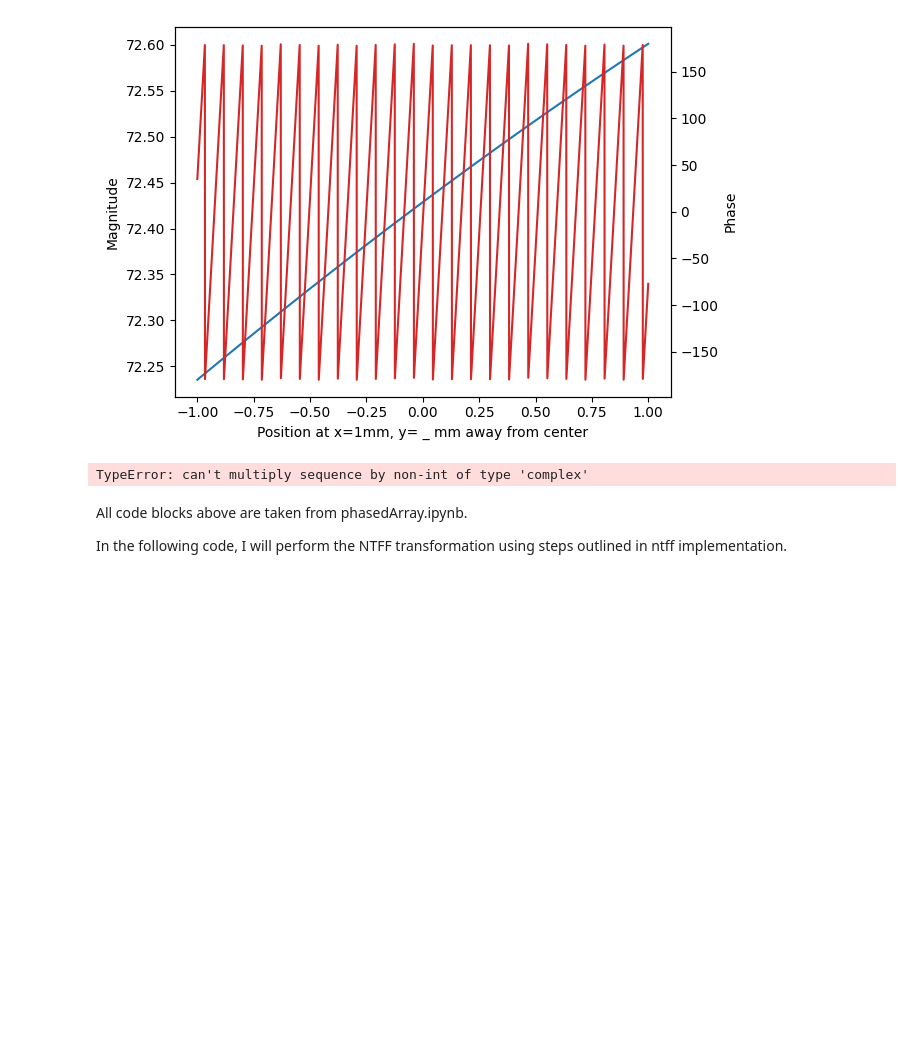
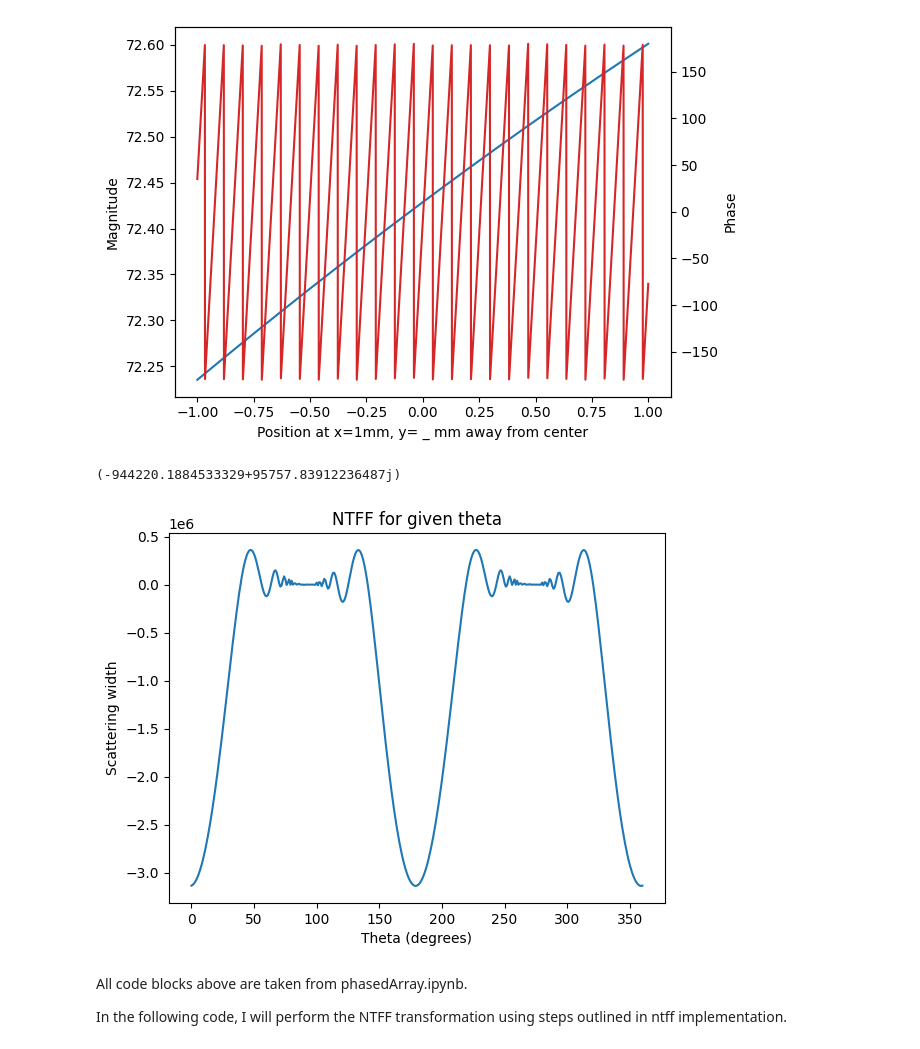
Before and after one commit to carrienlei/EE578FinalProject, a Jupyter notebook: ntff_with_tm_update.ipynb, the cells around one changed output. Cells and saved outputs as stored; diff of their text form; code cells hidden in the pictures; blank space fills up the shorter version.

Commit message:
Working sigma_2d

```diff
--- a/ntff_with_tm_update.ipynb
+++ b/ntff_with_tm_update.ipynb
@@ -428,14 +428,12 @@ r_prime_cos_phi_vec=[]
 r_prime_vec=[]
 phi_vector=[]
 
-theta_deg = 0 #sample theta val in deg
+theta_deg = 30 #sample theta val in deg
 theta_rad=math.radians(theta_deg)
 r_mag=((L_ending_cell_idx-center_x)*dx) / math.cos(theta_rad)
 for x, y in L1_idxs:
     x_y_distances=np.array([(x-center_x)*dx,(y-center_y)*dy])
     r_prime_mag=np.linalg.norm(x_y_distances)
-    #r_prime_vec.append(r_prime_mag)
-
 
     theta_prime_rad = math.asin ( ((y-center_y)*dy) / r_prime_mag)
     theta_prime_deg=math.degrees(theta_prime_rad)
@@ -450,7 +448,7 @@ for x, y in L1_idxs:
     r_prime_cos_phi_vec.append(phase_const)
 
 print(phi_vector)
-
+r_prime_cos_phi_vec=np.array(r_prime_cos_phi_vec)
 print(r_prime_cos_phi_vec)
 # %%
 #computing closed contour integral over L1 of Jeq and Meq
@@ -461,16 +459,65 @@ L1_integral_arr = ( (omega0 * mu0 * np.sum(Jeq_L1_phasors[0:-1])) - (k*Meq_L1_ph
 
 L1_integral_val=np.sum(L1_integral_arr)
 
-L1_integral_val_sqaured=L1_integral_val**2
+L1_integral_val_squared=L1_integral_val**2
 
 E_initial_amplitude=1
 lambda_val=lambda0
-sigma_2d=(lambda_val / (8*np.pi*(E_initial_amplitude**2))) * L1_integral_val_sqaured
+sigma_2d=(lambda_val / (8*np.pi*(E_initial_amplitude**2))) * L1_integral_val_squared
 print(sigma_2d)
 #print(L1_integral_arr)
 #print(L1_integral_val)
 # %% [output]
-TypeError: can't multiply sequence by non-int of type 'complex'
+(-944220.1884533329+95757.83912236487j)
+# %%
+#Looping through multiple theta input parameters
+theta_input_param=np.linspace(0,360,361)
+#print(theta_input_param)
+r_prime_cos_phi_vec=[]
+sigma_2d=np.zeros(361)
+k = 2 * np.pi / lambda0
+for theta in theta_input_param:
+    theta_deg = theta
+    theta_rad=math.radians(theta_deg)
+    r_mag=((L_ending_cell_idx-center_x)*dx) / math.cos(theta_rad)
+    r_prime_cos_phi_vec=[]
+    for x, y in L1_idxs:
+        x_y_distances=np.array([(x-center_x)*dx,(y-center_y)*dy])
+        r_prime_mag=np.linalg.norm(x_y_distances)
+
+        theta_prime_rad = math.asin ( ((y-center_y)*dy) / r_prime_mag)
+        theta_prime_deg=math.degrees(theta_prime_rad)
+        phi=theta_deg-theta_prime_deg
+
+        phi_rad=math.radians(phi)
+        phi_vector.append(phi)
+
+        phase_const= r_mag * math.cos(phi_rad)
+        r_prime_cos_phi_vec.append(phase_const)
+
+
+    r_prime_cos_phi_vec=np.array(r_prime_cos_phi_vec)
+    L1_integral = 0+0j
+    L1_integral_arr = ( (omega0 * mu0 * np.sum(Jeq_L1_phasors[0:-1])) -
+                       (k*Meq_L1_phasors[0:-1]) ) *
+    np.exp(1j * k *r_prime_cos_phi_vec[0:-1])
+
+    L1_integral_val=np.sum(L1_integral_arr)
+    L1_integral_val_squared=L1_integral_val**2
+
+    E_initial_amplitude=1
+    lambda_val=lambda0
+    sigma_2d_val=(lambda_val / (8*np.pi*(E_initial_amplitude**2))) * L1_integral_val_squared
+    sigma_2d[int(theta)]=sigma_2d_val
+
+plt.figure()
+plt.plot(theta_input_param, sigma_2d)
+plt.xlabel('Theta (degrees)')
+plt.ylabel('Scattering width')
+plt.title('NTFF for given theta')
+plt.show()
+# %% [output]
+[figure, added]
 # %% [markdown]
 All code blocks above are taken from phasedArray.ipynb.
 
```
